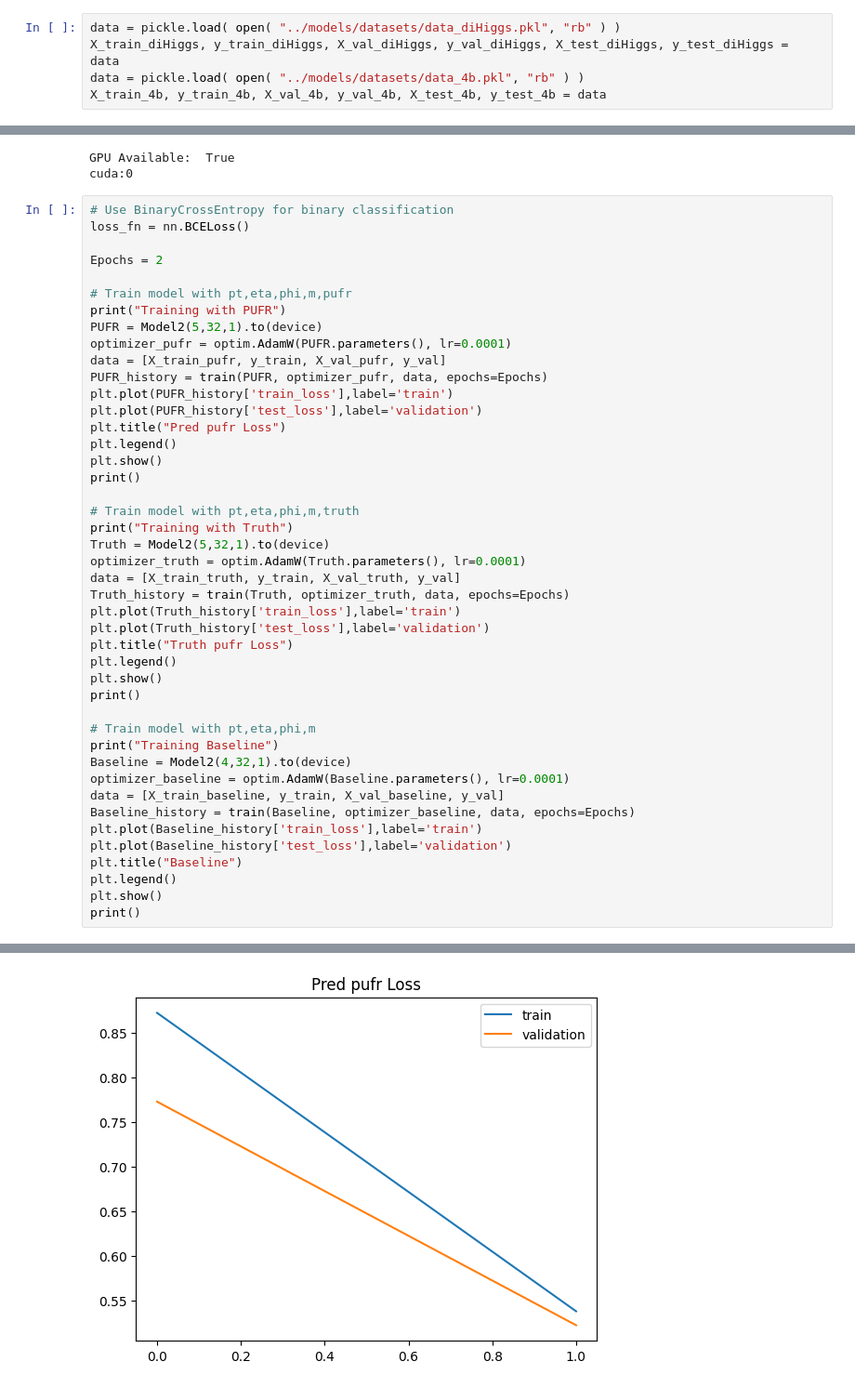
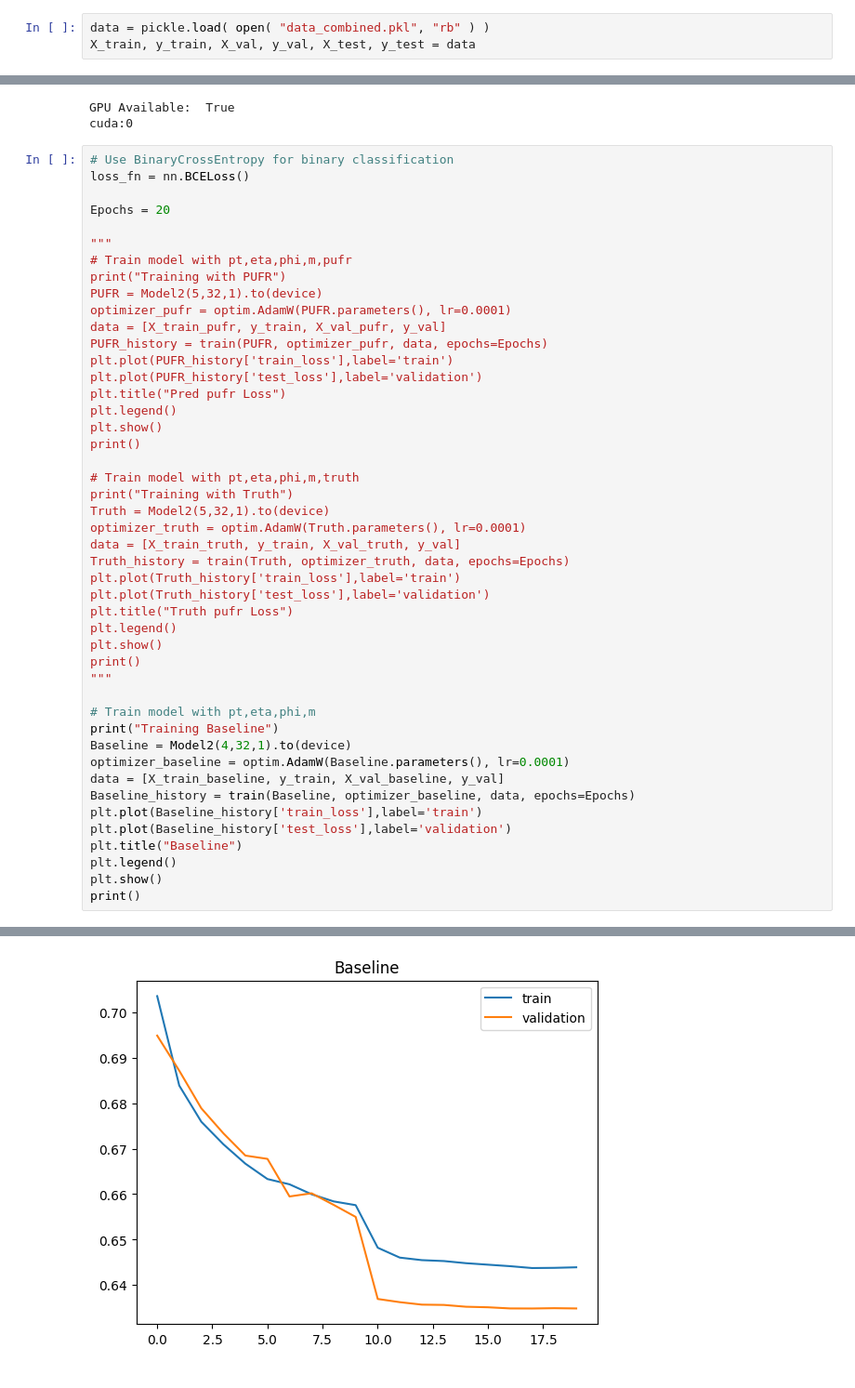
Before and after one commit to LukeV37/Pileup_Project, a Jupyter notebook: analysis/DiHiggs_4b_Attention_Classifier_PRED_PUFR.ipynb, the cells around one changed output, grey strips where cells are left out. Shown: that part at 93% size. Drawn from its saved outputs; the diff is of its cells as text.

```diff
--- a/analysis/DiHiggs_4b_Attention_Classifier_PRED_PUFR.ipynb
+++ b/analysis/DiHiggs_4b_Attention_Classifier_PRED_PUFR.ipynb
@@ -15,11 +16,9 @@ from sklearn.metrics import roc_curve, roc_auc_score
 from sklearn.metrics import confusion_matrix
 from sklearn.metrics import accuracy_score
 from sklearn.metrics import f1_score
-# %%
-data = pickle.load( open( "../models/datasets/data_diHiggs.pkl", "rb" ) )
-X_train_diHiggs, y_train_diHiggs, X_val_diHiggs, y_val_diHiggs, X_test_diHiggs, y_test_diHiggs = data
-data = pickle.load( open( "../models/datasets/data_4b.pkl", "rb" ) )
-X_train_4b, y_train_4b, X_val_4b, y_val_4b, X_test_4b, y_test_4b = data
+# %%
+data = pickle.load( open( "data_combined.pkl", "rb" ) )
+X_train, y_train, X_val, y_val, X_test, y_test = data
 # %%
 class Encoder(nn.Module):
     def __init__(self, embed_dim, num_heads):
@@ -397,8 +373,9 @@ cuda:0
 # Use BinaryCrossEntropy for binary classification
 loss_fn = nn.BCELoss()
 
-Epochs = 2
+Epochs = 20
 
+"""
 # Train model with pt,eta,phi,m,pufr
 print("Training with PUFR")
 PUFR = Model2(5,32,1).to(device)
@@ -424,6 +401,7 @@ plt.title("Truth pufr Loss")
 plt.legend()
 plt.show()
 print()
+"""
 
 # Train model with pt,eta,phi,m
 print("Training Baseline")
@@ -444 +436 @@ Epoch: 2        Train Loss: 0.5379      Val Loss: 0.5223
-[figure, old version]
+[figure, new version]
```
Also changed, not shown: parts of 10 cells of this notebook.
